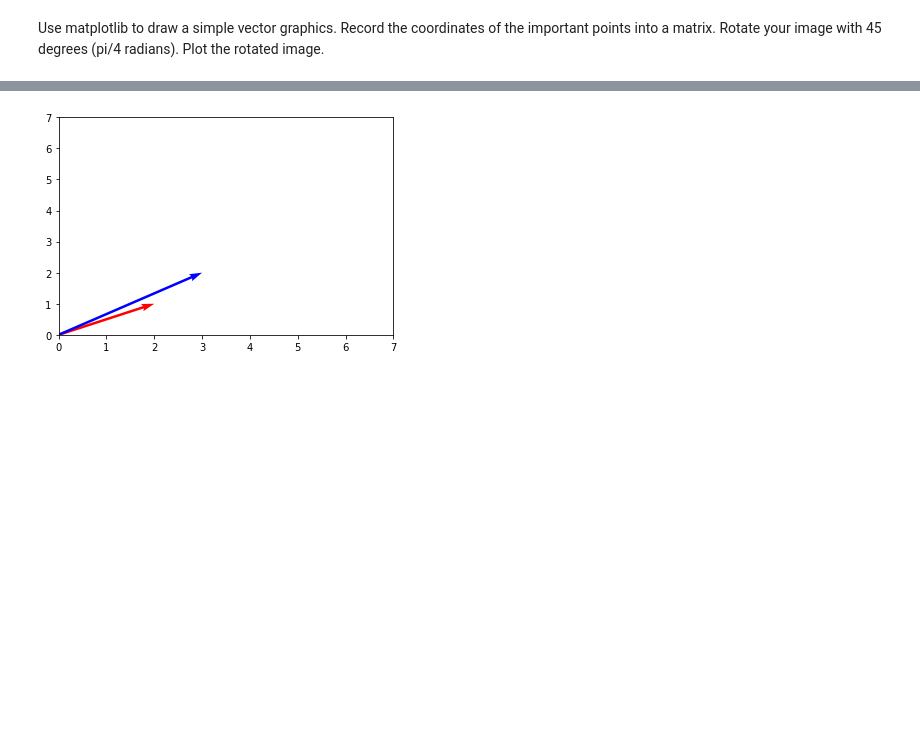
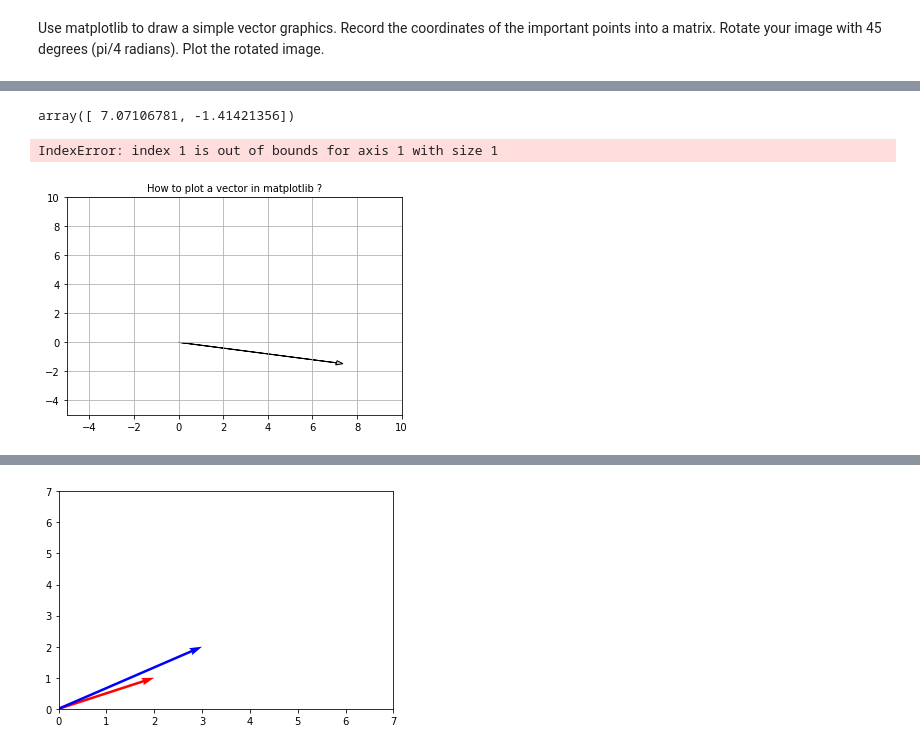
Before and after one commit to Tureczek/Jupyter_notebook_Data_Science, a Jupyter notebook: Assignments/Assignment 4- Implementation of Matrices.ipynb, the cells around one changed output, grey strips where cells are left out. Saved outputs shown, nothing was run; the diff lists cells and outputs as text; code cells hidden in the pictures; blank space fills up the shorter version.

```diff
--- a/Assignments/Assignment 4- Implementation of Matrices.ipynb
+++ b/Assignments/Assignment 4- Implementation of Matrices.ipynb
@@ -325,0 +352,34 @@ ax = plt.axes()
+# %%
+w2
+# %% [output]
+array([ 7.07106781, -1.41421356])
+# %%
+V = np.array([[w2], [w1]])
+origin = np.array([[0, 0],[0, 0]]) # origin point
+
+plt.quiver(*origin, V[:,0], V[:,1], color=['r','b','g'], scale=21)
+plt.show()
+
+
+x = plt.quiver([0, 0],[0, 0], 7.07106781, -1.41421356, angles='xy', scale_units='xy', color=['r','b'], scale=1)
+plt.xlim(-5, 10)
+plt.ylim(-5, 10)
+plt.show()
+# %% [output]
+IndexError: index 1 is out of bounds for axis 1 with size 1
+# %%
+ax = plt.axes()
+
+ax.arrow(0.0, 0.0, 7.07106781, -1.41421356, head_width=0.3, head_length=0.3, fc='lightblue', ec='black')
+
+plt.grid()
+
+plt.xlim(-5,10)
+plt.ylim(-5,10)
+
+plt.title('How to plot a vector in matplotlib ?',fontsize=10)
+
+plt.savefig('how_to_plot_a_vector_in_matplotlib_fig1.png', bbox_inches='tight')
+plt.show()
+# %% [output]
+[figure, added]
```
Also changed, not shown: parts of 17 cells of this notebook, 1 other file.
